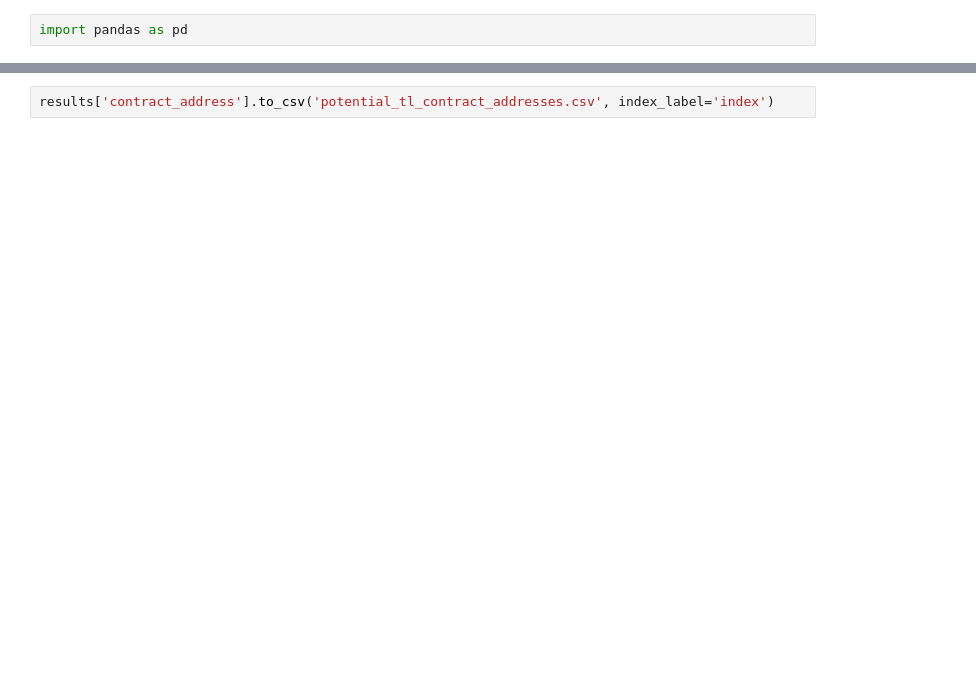
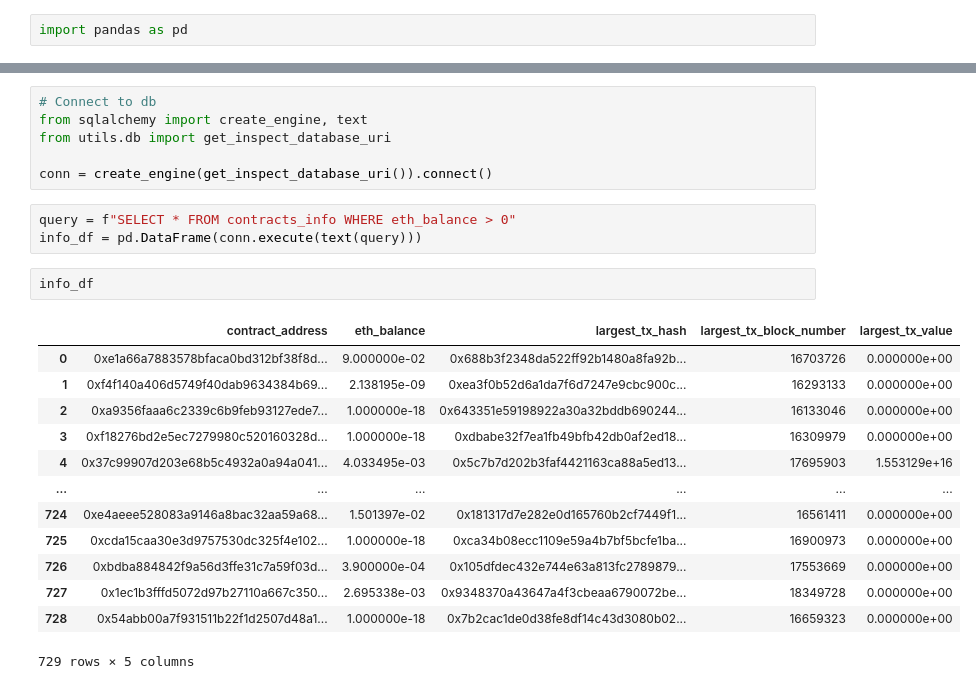
Before and after one commit to noushkia/TLSC, a Jupyter notebook: verified_scs.ipynb, the cells around one changed output, grey strips where cells are left out. Saved outputs shown, nothing was run; the diff lists cells and outputs as text; blank space fills up the shorter version.

```diff
--- a/verified_scs.ipynb
+++ b/verified_scs.ipynb
@@ -48,2 +19,25 @@ results
-# %%
-results['contract_address'].to_csv('potential_tl_contract_addresses.csv', index_label='index')
+# %%
+# Connect to db
+from sqlalchemy import create_engine, text
+from utils.db import get_inspect_database_uri
+
+conn = create_engine(get_inspect_database_uri()).connect()
+# %%
+query = f"SELECT * FROM contracts_info WHERE eth_balance > 0"
+info_df = pd.DataFrame(conn.execute(text(query)))
+# %%
+info_df
+# %% [output]
+|  | contract_address | eth_balance | largest_tx_hash | largest_tx_block_number | largest_tx_value |
+| 0 | 0xe1a66a7883578bfaca0bd312bf38f8d... | 9.000000e-02 | 0x688b3f2348da522ff92b1480a8fa92b... | 16703726 | 0.000000e+00 |
+| 1 | 0xf4f140a406d5749f40dab9634384b69... | 2.138195e-09 | 0xea3f0b52d6a1da7f6d7247e9cbc900c... | 16293133 | 0.000000e+00 |
+| 2 | 0xa9356faaa6c2339c6b9feb93127ede7... | 1.000000e-18 | 0x643351e59198922a30a32bddb690244... | 16133046 | 0.000000e+00 |
+| 3 | 0xf18276bd2e5ec7279980c520160328d... | 1.000000e-18 | 0xdbabe32f7ea1fb49bfb42db0af2ed18... | 16309979 | 0.000000e+00 |
+| 4 | 0x37c99907d203e68b5c4932a0a94a041... | 4.033495e-03 | 0x5c7b7d202b3faf4421163ca88a5ed13... | 17695903 | 1.553129e+16 |
+| ... | ... | ... | ... | ... | ... |
+| 724 | 0xe4aeee528083a9146a8bac32aa59a68... | 1.501397e-02 | 0x181317d7e282e0d165760b2cf7449f1... | 16561411 | 0.000000e+00 |
+| 725 | 0xcda15caa30e3d9757530dc325f4e102... | 1.000000e-18 | 0xca34b08ecc1109e59a4b7bf5bcfe1ba... | 16900973 | 0.000000e+00 |
+| 726 | 0xbdba884842f9a56d3ffe31c7a59f03d... | 3.900000e-04 | 0x105dfdec432e744e63a813fc2789879... | 17553669 | 0.000000e+00 |
+| 727 | 0x1ec1b3fffd5072d97b27110a667c350... | 2.695338e-03 | 0x9348370a43647a4f3cbeaa6790072be... | 18349728 | 0.000000e+00 |
+| 728 | 0x54abb00a7f931511b22f1d2507d48a1... | 1.000000e-18 | 0x7b2cac1de0d38fe8df14c43d3080b02... | 16659323 | 0.000000e+00 |
+729 rows × 5 columns
```
Also changed, not shown: parts of 10 cells of this notebook, 1 other file.
